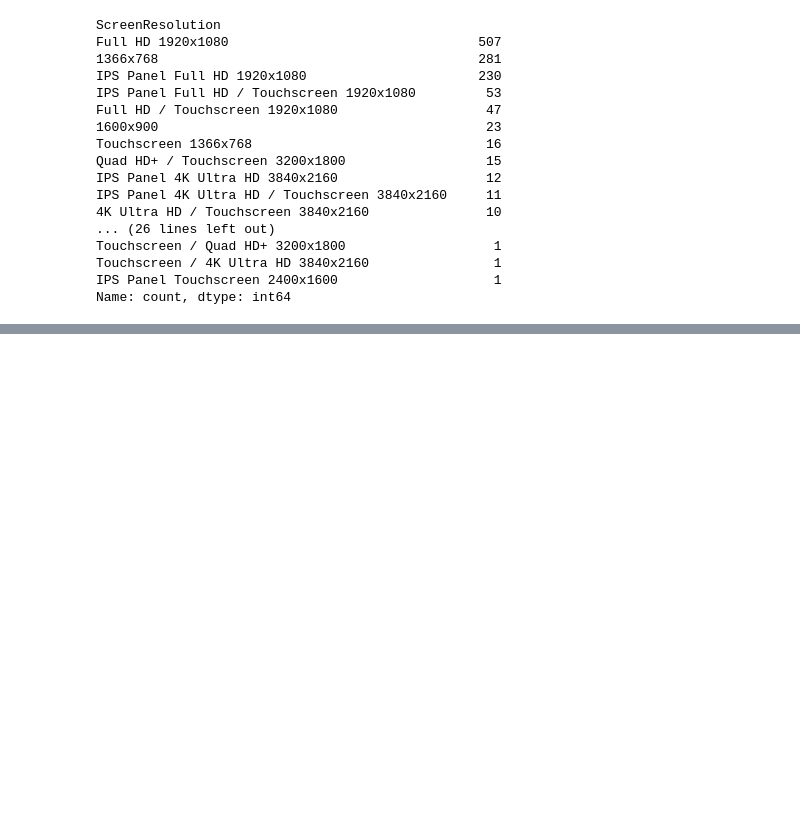
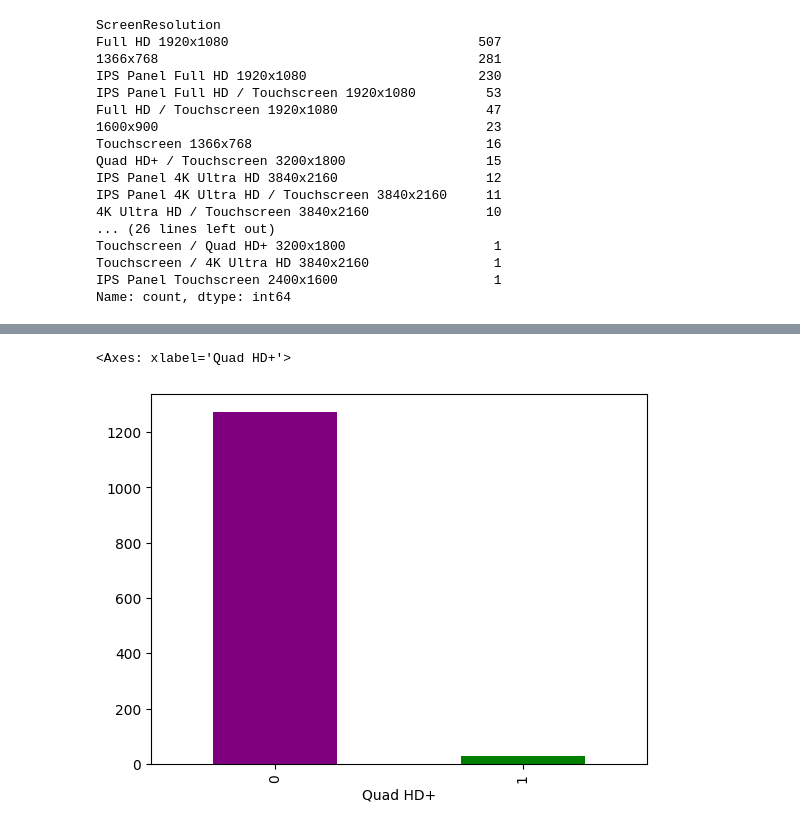
Before and after one commit to 23ME30056/Lappy_price, a Jupyter notebook: main.ipynb, the cells around one changed output, grey strips where cells are left out. Saved outputs shown, nothing was run; the diff lists cells and outputs as text; code cells hidden in the pictures; blank space fills up the shorter version.

```diff
--- a/main.ipynb
+++ b/main.ipynb
@@ -219,0 +233,8 @@ df['Full HD'] = df['ScreenResolution'].apply(lambda x:1 if 'Full HD' in x else 0
+# %%
+df['Quad HD+'] = df['ScreenResolution'].apply(lambda x:1 if 'Quad HD+' in x else 0)
+# %%
+colors = ['purple','green']
+df['Quad HD+'].value_counts().plot(kind = "bar",color = colors)
+# %% [output]
+<Axes: xlabel='Quad HD+'>
+[figure, added]
```
Also changed, not shown: parts of 4 cells of this notebook.
